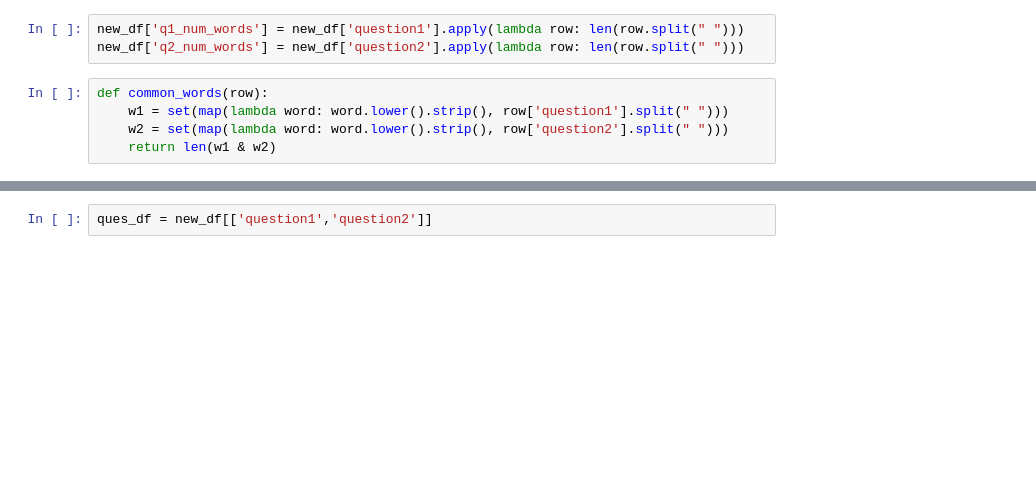
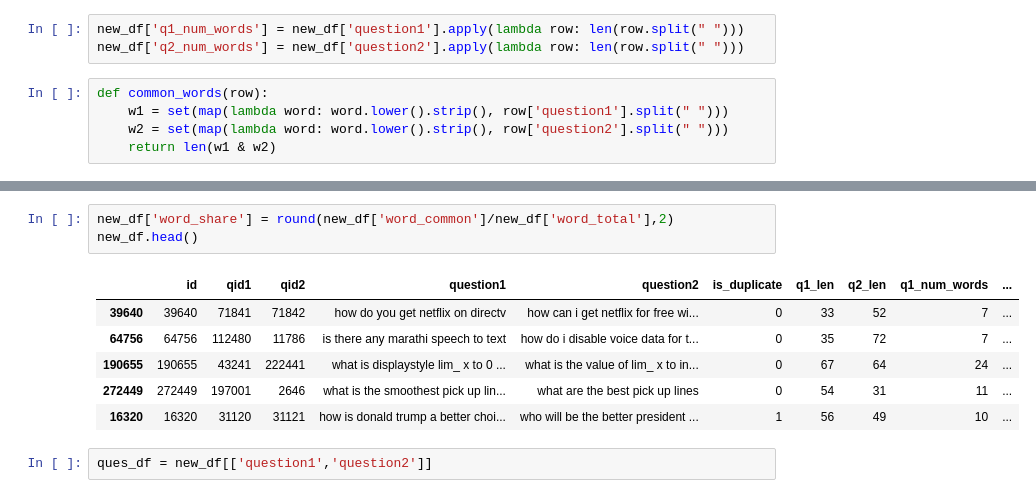
Before and after one commit to samiulbuet09/Quora-Duplicate-Question-Pair-Detection, a Jupyter notebook: Quora-Duplicate-Question-Pair.ipynb, the cells around one changed output, grey strips where cells are left out. Cells and saved outputs as stored; diff of their text form; blank space fills up the shorter version.

```diff
--- a/Quora-Duplicate-Question-Pair.ipynb
+++ b/Quora-Duplicate-Question-Pair.ipynb
@@ -245,3 +260,13 @@ new_df.head(10)
+# %%
+new_df['word_share'] = round(new_df['word_common']/new_df['word_total'],2)
+new_df.head()
+# %% [output]
+|  | id | qid1 | qid2 | question1 | question2 | is_duplicate | q1_len | q2_len | q1_num_words | ... |
+| 39640 | 39640 | 71841 | 71842 | how do you get netflix on directv | how can i get netflix for free wi... | 0 | 33 | 52 | 7 | ... |
+| 64756 | 64756 | 112480 | 11786 | is there any marathi speech to text | how do i disable voice data for t... | 0 | 35 | 72 | 7 | ... |
+| 190655 | 190655 | 43241 | 222441 | what is displaystyle lim_ x to 0 ... | what is the value of lim_ x to in... | 0 | 67 | 64 | 24 | ... |
+| 272449 | 272449 | 197001 | 2646 | what is the smoothest pick up lin... | what are the best pick up lines | 0 | 54 | 31 | 11 | ... |
+| 16320 | 16320 | 31120 | 31121 | how is donald trump a better choi... | who will be the better president ... | 1 | 56 | 49 | 10 | ... |
 # %%
 ques_df = new_df[['question1','question2']]
 # %%
```
Also changed, not shown: parts of 2 cells of this notebook.
